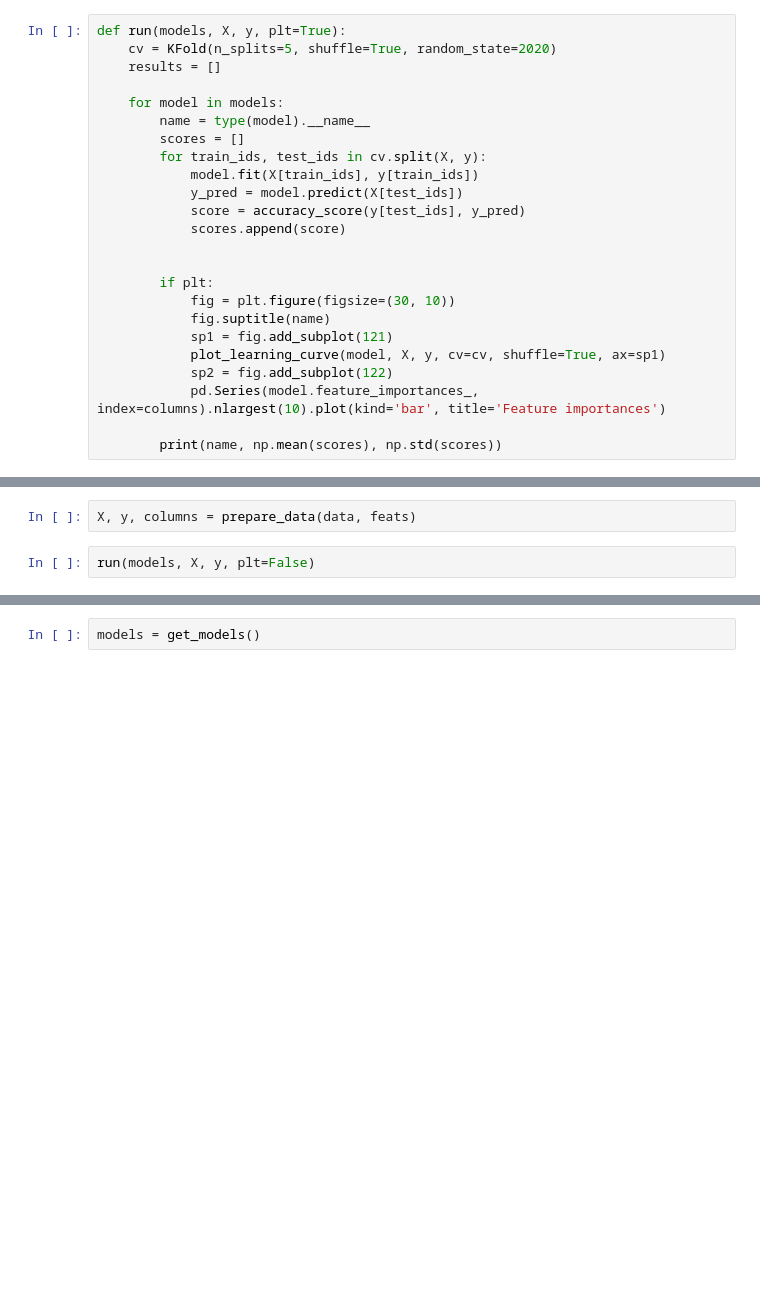
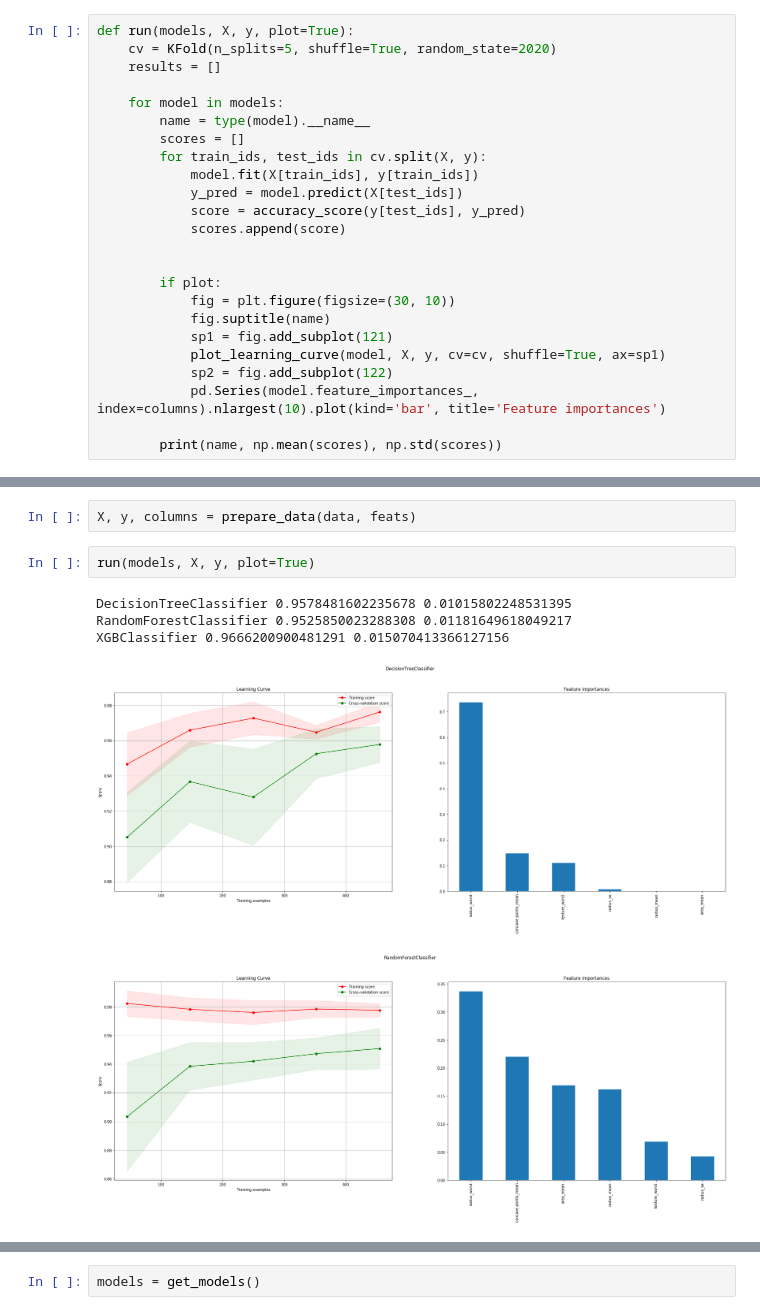
Before and after one commit to marcinsola/breast-cancer-analysis, a Jupyter notebook: breast-cancer-analysis.ipynb, the cells around one changed output, grey strips where cells are left out. Cells and saved outputs as stored; diff of their text form; blank space fills up the shorter version.

```diff
--- a/breast-cancer-analysis.ipynb
+++ b/breast-cancer-analysis.ipynb
@@ -234,7 +255,7 @@ def prepare_data(data, chosen_feats):
     columns = X.columns
     return (X.values, np.array([1 if el=='M' else 0 for el in data['diagnosis']]), columns)
 # %%
-def run(models, X, y, plt=True):
+def run(models, X, y, plot=True):
     cv = KFold(n_splits=5, shuffle=True, random_state=2020)
     results = []
 
@@ -248,7 +269,7 @@ def run(models, X, y, plt=True):
             scores.append(score)
 
 
-        if plt:
+        if plot:
             fig = plt.figure(figsize=(30, 10))
             fig.suptitle(name)
             sp1 = fig.add_subplot(121)
@@ -262,4 +283,10 @@ models = get_models()
 # %%
 X, y, columns = prepare_data(data, feats)
 # %%
-run(models, X, y, plt=False)
+run(models, X, y, plot=True)
+# %% [output]
+DecisionTreeClassifier 0.9578481602235678 0.01015802248531395
+RandomForestClassifier 0.9525850023288308 0.01181649618049217
+XGBClassifier 0.9666200900481291 0.015070413366127156
+[figure, added]
+[figure, added]
```
Also changed, not shown: parts of 10 cells of this notebook.
